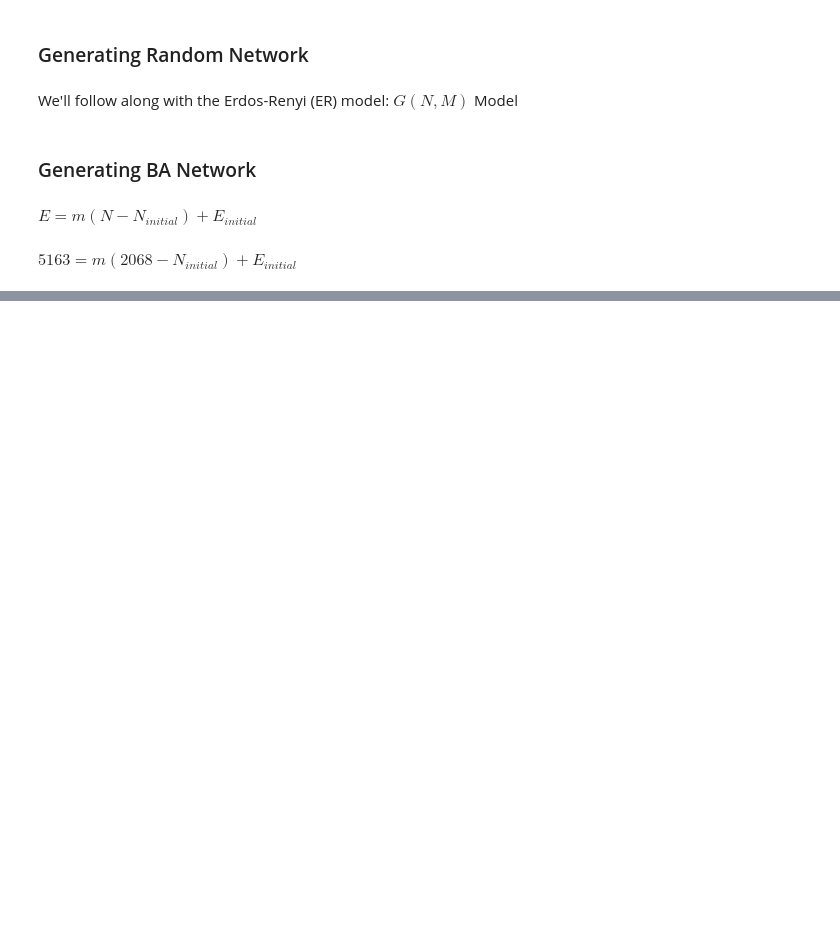
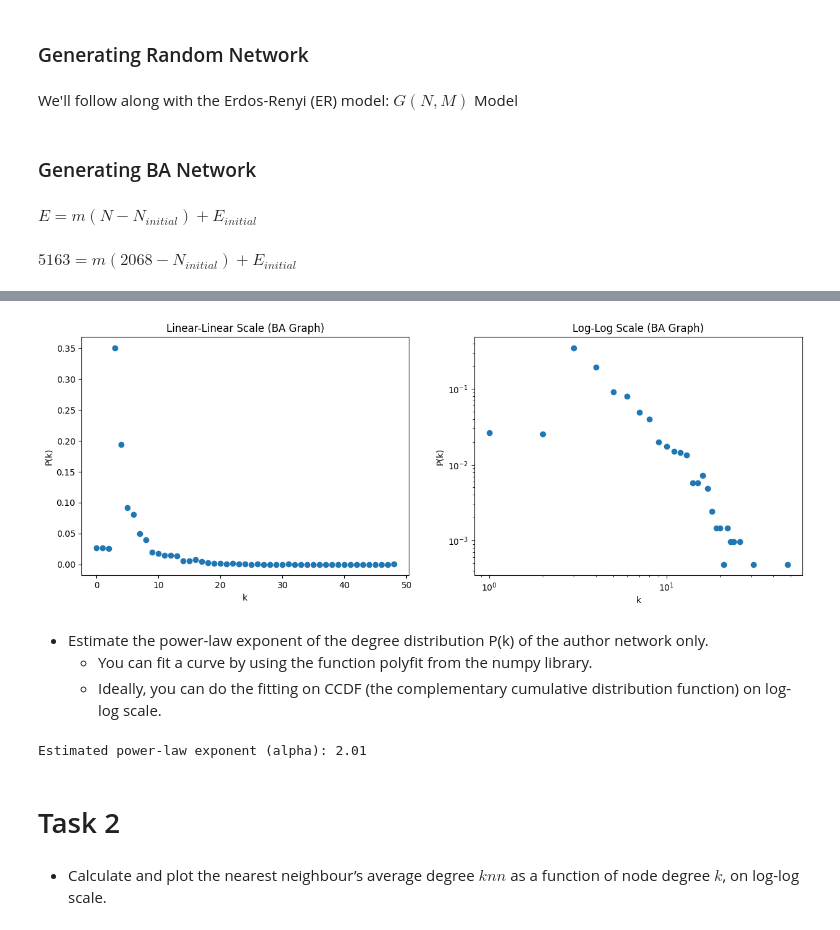
Before and after one commit to ignRyann/author-network-analysis, a Jupyter notebook: coursework1.ipynb, the cells around one changed output, grey strips where cells are left out. Drawn from its saved outputs; the diff is of its cells as text; code cells hidden in the pictures; blank space fills up the shorter version.

Commit message:
Task 4 Completed

```diff
--- a/coursework1.ipynb
+++ b/coursework1.ipynb
@@ -105,5 +110,5 @@ n_initial = 520
 e_initial = 519
 # %%
 # Creating our initial random graph
-initial = nx.gnm_random_graph(n_initial, e_initial)
-BA = nx.barabasi_albert_graph(2068, m, initial_graph= initial)
+initial = nx.gnm_random_graph(n_initial, e_initial, seed= 42)
+BA = nx.barabasi_albert_graph(n_count, m, initial_graph= initial, seed= 42)
@@ -109,0 +168,32 @@ BA = nx.barabasi_albert_graph(2068, m, initial_graph= initial)
+# %%
+plot_degree_distribution(BA, "BA Graph")
+# %% [output]
+[figure, added]
+# %% [markdown]
+- Estimate the power-law exponent of the degree distribution P(k) of the author
+network only.
+  -  You can fit a curve by using the function polyfit from the numpy library.
+  -  Ideally, you can do the fitting on CCDF (the complementary cumulative
+distribution function) on log-log scale.
+# %%
+def compute_power_law_exponent(G):
+    hist = np.array(nx.degree_histogram(G))
+    degrees = np.arange(len(hist))
+
+    # Remove zeros from the histogram to avoid issues with log transformation
+    non_zero = hist > 0
+    degrees = degrees[non_zero]
+    hist = hist[non_zero]
+
+    # Fit a line to the log-transformed data
+    coefficients = np.polyfit(np.log(degrees[degrees > 0]), np.log(hist[degrees > 0]), 1)
+    return -round(coefficients[0], 2)
+
+print(f"Estimated power-law exponent (alpha): {compute_power_law_exponent(author_network)}")
+# %% [output]
+Estimated power-law exponent (alpha): 2.01
+# %% [markdown]
+# Task 2
+# %% [markdown]
+- Calculate and plot the nearest neighbour’s average degree $knn$ as a function of
+node degree $k$, on log-log scale.
```
Also changed, not shown: parts of 38 cells of this notebook.
